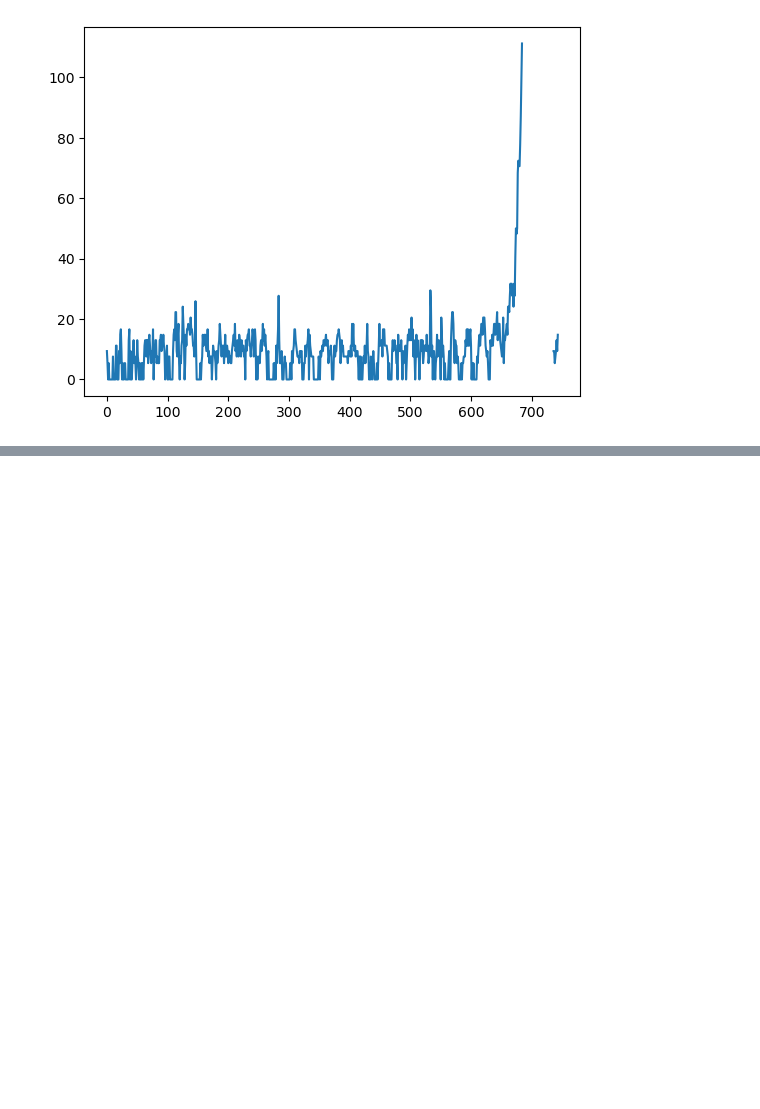
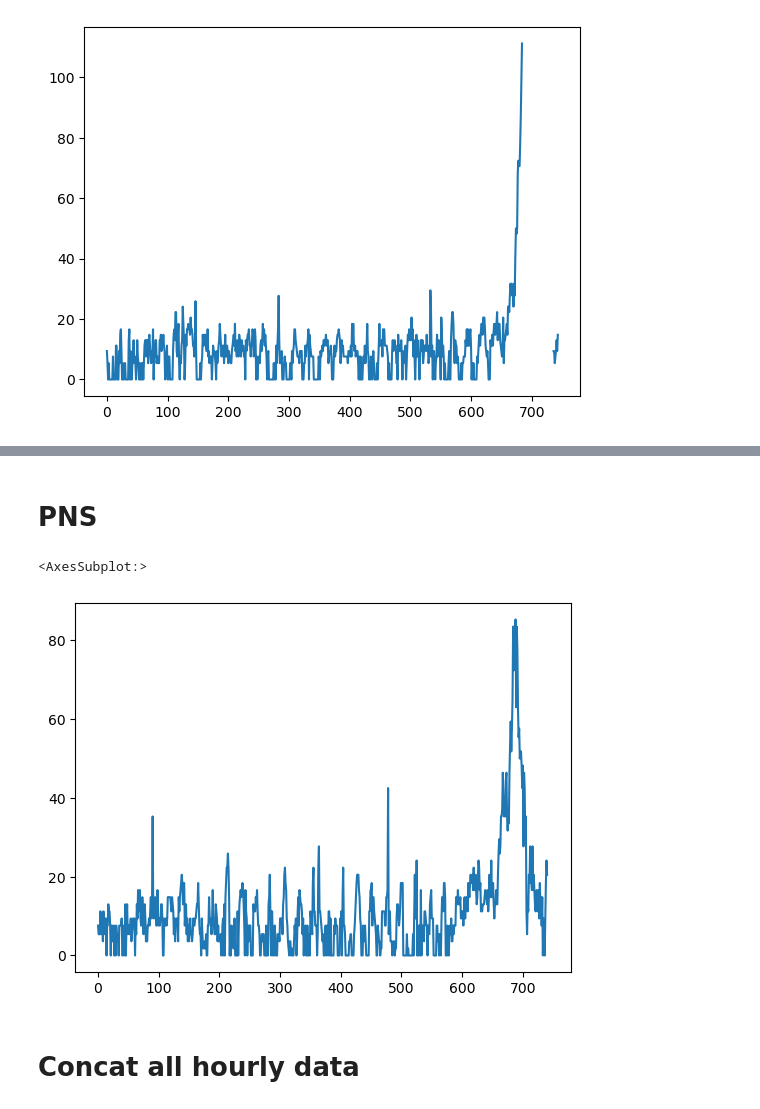
Before and after one commit to DanielSchuster259/sql-api-project-weather-flights, a Jupyter notebook: daniels.ipynb, the cells around one changed output, grey strips where cells are left out. Cells and saved outputs as stored; diff of their text form; code cells hidden in the pictures; blank space fills up the shorter version.

```diff
--- a/daniels.ipynb
+++ b/daniels.ipynb
@@ -189,0 +240,14 @@ msy_hourly_clean.wind_speed_kph.plot()
+# %% [markdown]
+# PNS
+# %%
+pns_hourly = get_kat_data('30.473816', '-87.186705', 'hourly')
+
+pns_hourly_clean = clean_hourly_data(pns_hourly, 'PNS')
+
+# msy_hourly_clean.wind_speed_kph.sort_values(ascending=False)
+pns_hourly_clean.wind_speed_kph.plot()
+# %% [output]
+<AxesSubplot:>
+[figure, added]
+# %% [markdown]
+# Concat all hourly data
```
Also changed, not shown: parts of 26 cells of this notebook.
